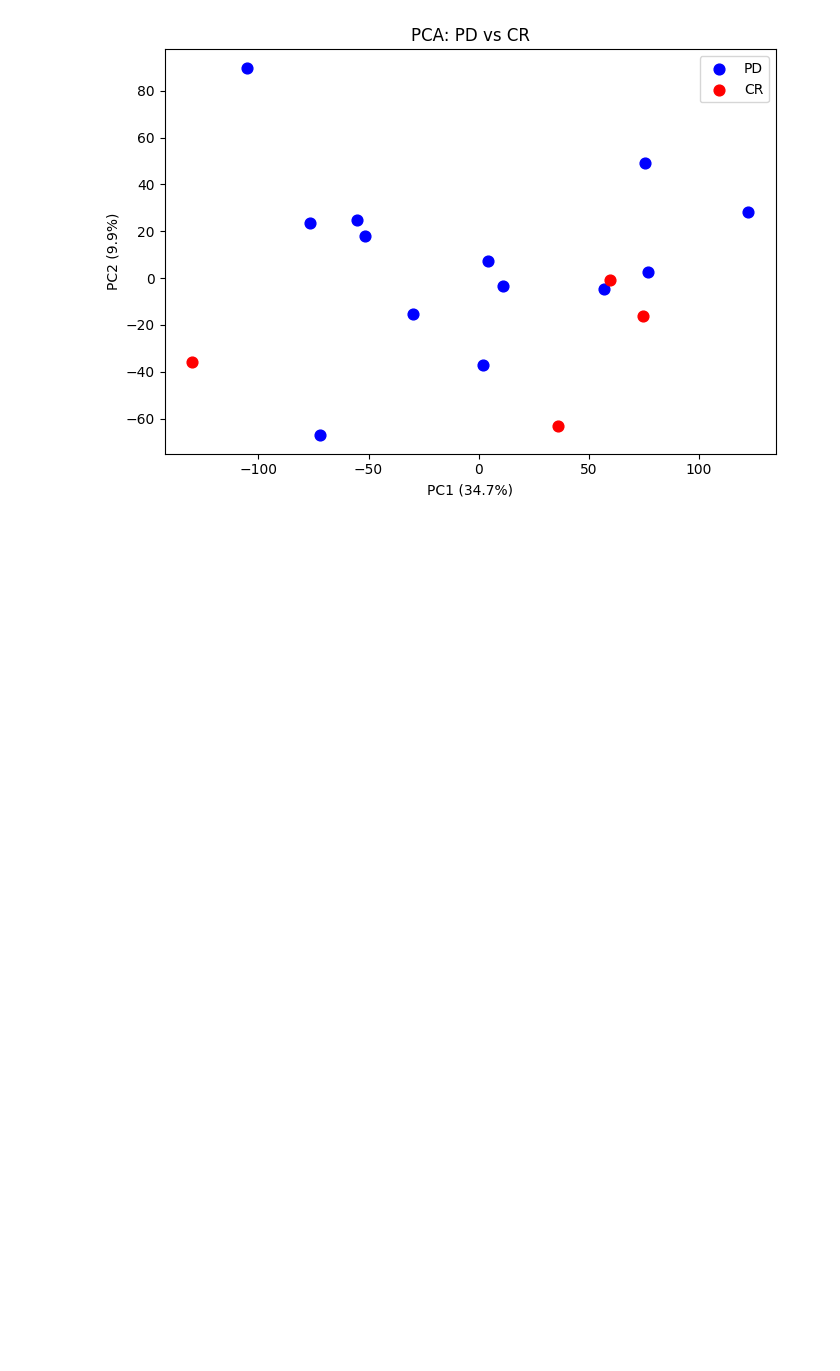
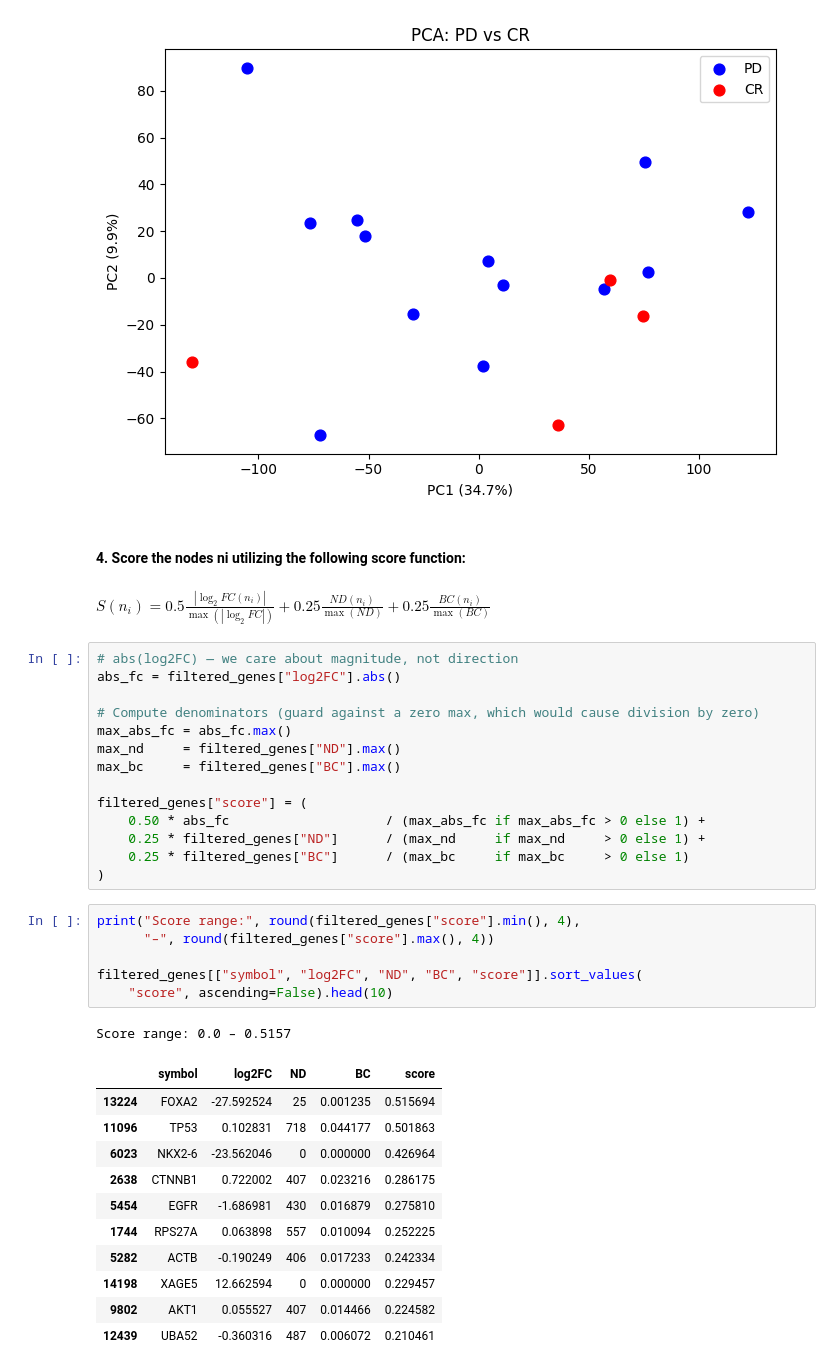
Before and after one commit to wookyung-lee/Network-based-analysis-of-breast-cancer-therapy-resistance, a Jupyter notebook: main.ipynb, the cells around one changed output. Cells and saved outputs as stored; diff of their text form; blank space fills up the shorter version.

```diff
--- a/main.ipynb
+++ b/main.ipynb
@@ -444,3 +479,40 @@ plt.tight_layout()
 plt.show()
 # %% [output]
 [figure]
+# %% [markdown]
+#### 4. Score the nodes ni utilizing the following score function:
+# %% [markdown]
+$S(n_i) = 0.5 \frac{|\log_2 FC(n_i)|}{\max(|\log_2 FC|)} + 0.25 \frac{ND(n_i)}{\max(ND)} + 0.25 \frac{BC(n_i)}{\max(BC)}$
+# %%
+# abs(log2FC) — we care about magnitude, not direction
+abs_fc = filtered_genes["log2FC"].abs()
+
+# Compute denominators (guard against a zero max, which would cause division by zero)
+max_abs_fc = abs_fc.max()
+max_nd     = filtered_genes["ND"].max()
+max_bc     = filtered_genes["BC"].max()
+
+filtered_genes["score"] = (
+    0.50 * abs_fc                    / (max_abs_fc if max_abs_fc > 0 else 1) +
+    0.25 * filtered_genes["ND"]      / (max_nd     if max_nd     > 0 else 1) +
+    0.25 * filtered_genes["BC"]      / (max_bc     if max_bc     > 0 else 1)
+)
+# %%
+print("Score range:", round(filtered_genes["score"].min(), 4),
+      "–", round(filtered_genes["score"].max(), 4))
+
+filtered_genes[["symbol", "log2FC", "ND", "BC", "score"]].sort_values(
+    "score", ascending=False).head(10)
+# %% [output]
+Score range: 0.0 – 0.5157
+|  | symbol | log2FC | ND | BC | score |
+| 13224 | FOXA2 | -27.592524 | 25 | 0.001235 | 0.515694 |
+| 11096 | TP53 | 0.102831 | 718 | 0.044177 | 0.501863 |
+| 6023 | NKX2-6 | -23.562046 | 0 | 0.000000 | 0.426964 |
+| 2638 | CTNNB1 | 0.722002 | 407 | 0.023216 | 0.286175 |
+| 5454 | EGFR | -1.686981 | 430 | 0.016879 | 0.275810 |
+| 1744 | RPS27A | 0.063898 | 557 | 0.010094 | 0.252225 |
+| 5282 | ACTB | -0.190249 | 406 | 0.017233 | 0.242334 |
+| 14198 | XAGE5 | 12.662594 | 0 | 0.000000 | 0.229457 |
+| 9802 | AKT1 | 0.055527 | 407 | 0.014466 | 0.224582 |
+| 12439 | UBA52 | -0.360316 | 487 | 0.006072 | 0.210461 |
```
Also changed, not shown: parts of 33 cells of this notebook.
